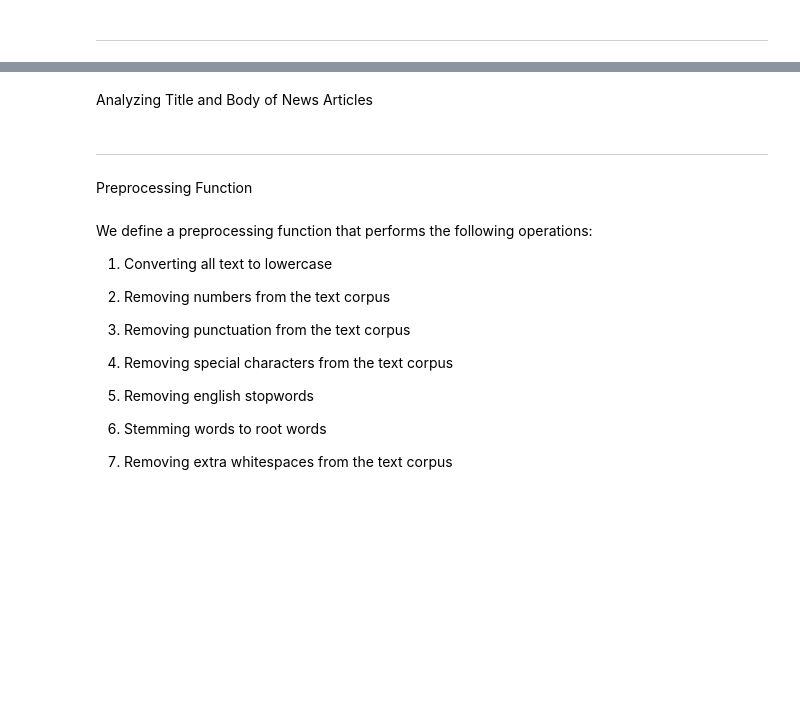
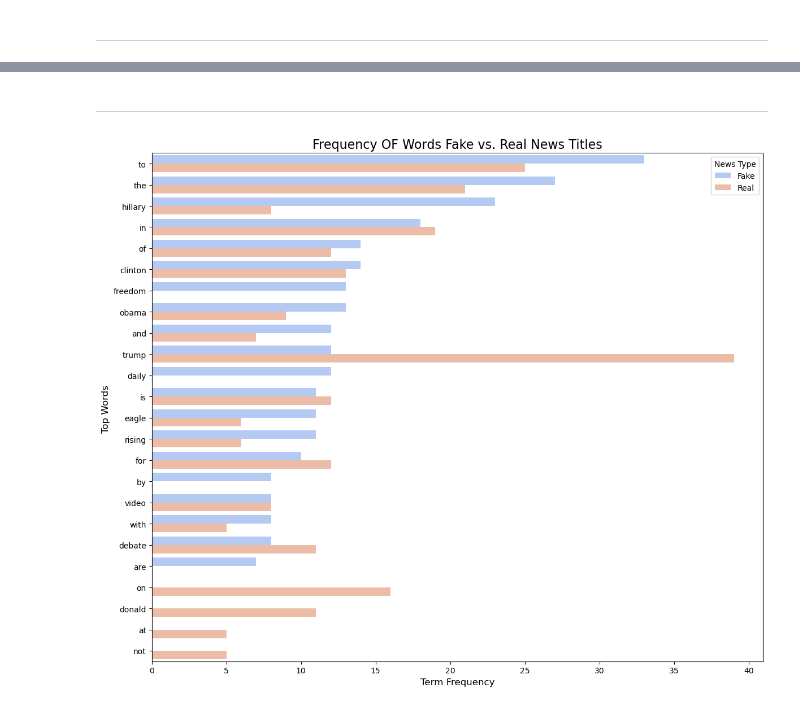
Before and after one commit to Panthi2001/Natural_Language, a Jupyter notebook: Fake_News.ipynb, the cells around one changed output, grey strips where cells are left out. Cells and saved outputs as stored; diff of their text form; code cells hidden in the pictures; blank space fills up the shorter version.

```diff
--- a/Fake_News.ipynb
+++ b/Fake_News.ipynb
@@ -313,25 +286,51 @@ print(data_news.head())
 # %%
 os.makedirs('datasets/changed', exist_ok=True)
 data_news.to_csv('datasets/changed/data_news_features.csv', index=False)
-# %% [markdown]
-Analyzing Title and Body of News Articles
 # %% [markdown]
 ---------------
-# %% [markdown]
-Preprocessing Function
-# %% [markdown]
-We define a preprocessing function that performs the following operations:
-
-1. Converting all text to lowercase
-
-2. Removing numbers from the text corpus
-
-3. Removing punctuation from the text corpus
-
-4. Removing special characters from the text corpus
-
-5. Removing english stopwords
-
-6. Stemming words to root words
-
-7. Removing extra whitespaces from the text corpus
+# %%
+import pandas as pd
+from sklearn.feature_extraction.text import CountVectorizer
+import seaborn as sns
+import matplotlib.pyplot as plt
+
+
+
+def get_top_words(df_subset, label, top_n=20):
+    vectorizer = CountVectorizer()
+    bow = vectorizer.fit_transform(df_subset['title'].astype(str))
+
+    # Get word frequencies
+    word_freq = bow.sum(axis=0).A1
+    words = vectorizer.get_feature_names_out()
+
+    # Create DataFrame with word frequencies
+    word_df = pd.DataFrame({'word': words, 'frequency': word_freq})
+    word_df = word_df.sort_values(by='frequency', ascending=False).head(top_n)
+    word_df['news_type'] = label
+    return word_df
+
+# Fix: Assuming these are already filtered DataFrames
+# If not, filter from a full DataFrame like: data_news[data_news['news_type'] == 'Fake']
+top_fake = get_top_words(data_fake, 'Fake')
+top_real = get_top_words(data_real, 'Real')
+
+# Combine and plot
+top_words = pd.concat([top_fake, top_real])
+
+plt.figure(figsize=(12, 10))
+sns.barplot(
+    data=top_words,
+    y='word',
+    x='frequency',
+    hue='news_type',  # Fix: match the correct column name
+    palette='coolwarm'
+)
+plt.xlabel('Term Frequency', fontsize=12)
+plt.ylabel('Top Words ', fontsize=12)
+plt.title('Frequency OF Words Fake vs. Real News Titles', fontsize=16)
+plt.legend(title='News Type')
+plt.tight_layout()
+plt.show()
+# %% [output]
+[figure, added]
```
Also changed, not shown: parts of 5 cells of this notebook, 1 other file.
